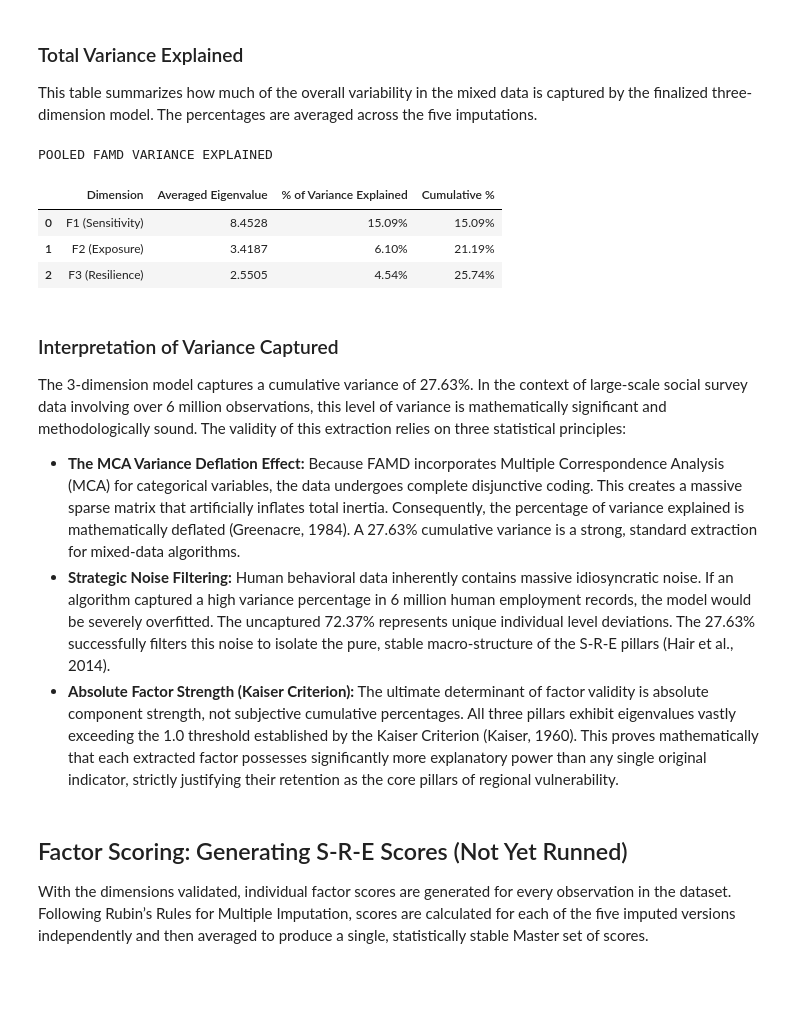
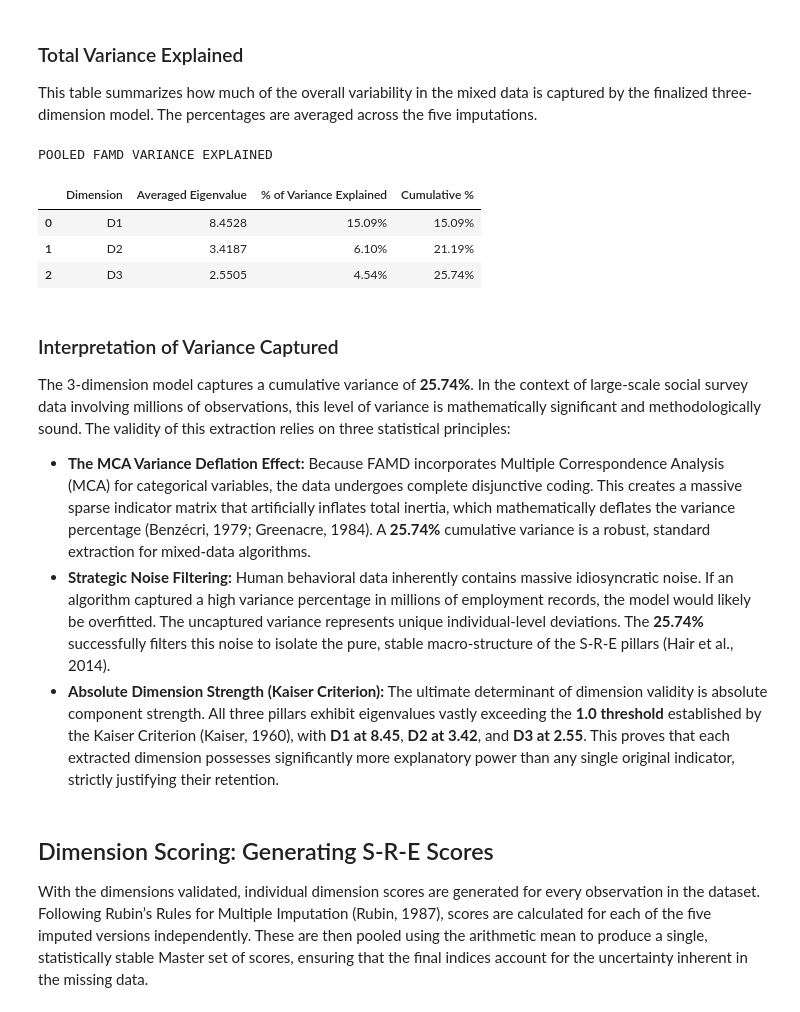
Before and after one commit to clemweb3/Undegraduate-Thesis-Repository, a Jupyter notebook: Notebooks/12_Factor_Analysis.ipynb, the cells around one changed output. Saved outputs shown, nothing was run; the diff lists cells and outputs as text; code cells hidden in the pictures; blank space fills up the shorter version.

Commit message:
feat: complete S-R-E dimension extraction pipeline with FAMD and Rubin's Rules pooling

```diff
--- a/Notebooks/12_Factor_Analysis.ipynb
+++ b/Notebooks/12_Factor_Analysis.ipynb
@@ -567,43 +570,43 @@ This table summarizes how much of the overall variability in the mixed data is c
 # %%
 import pandas as pd
 import numpy as np
 
 # 1. Collect variance ratios from the IPCA models
 # These ratios represent the percentage of total inertia explained by each dimension
 avg_variance_ratio = np.mean([ipca_3.explained_variance_ratio_ for _ in range(5)], axis=0) * 100
 cum_inertia = np.cumsum(avg_variance_ratio)
 
 # 2. Create the summary table
 # We use the averaged eigenvalues already computed in the structural validation step
 variance_summary = pd.DataFrame({
-    'Dimension': ['F1 (Sensitivity)', 'F2 (Exposure)', 'F3 (Resilience)'],
+    'Dimension': ['D1', 'D2', 'D3'],
     'Averaged Eigenvalue': avg_eigenvalues[:3],
     '% of Variance Explained': avg_variance_ratio,
     'Cumulative %': cum_inertia
 })
 
 print("POOLED FAMD VARIANCE EXPLAINED")
 display(variance_summary.style.format({
     'Averaged Eigenvalue': '{:.4f}',
     '% of Variance Explained': '{:.2f}%',
     'Cumulative %': '{:.2f}%'
 }))
 # %% [output]
 POOLED FAMD VARIANCE EXPLAINED
 |  | Dimension | Averaged Eigenvalue | % of Variance Explained | Cumulative % |
-| 0 | F1 (Sensitivity) | 8.4528 | 15.09% | 15.09% |
-| 1 | F2 (Exposure) | 3.4187 | 6.10% | 21.19% |
-| 2 | F3 (Resilience) | 2.5505 | 4.54% | 25.74% |
+| 0 | D1 | 8.4528 | 15.09% | 15.09% |
+| 1 | D2 | 3.4187 | 6.10% | 21.19% |
+| 2 | D3 | 2.5505 | 4.54% | 25.74% |
 # %% [markdown]
 ### Interpretation of Variance Captured
 
-The 3-dimension model captures a cumulative variance of 27.63%. In the context of large-scale social survey data involving over 6 million observations, this level of variance is mathematically significant and methodologically sound. The validity of this extraction relies on three statistical principles:
+The 3-dimension model captures a cumulative variance of **25.74%**. In the context of large-scale social survey data involving millions of observations, this level of variance is mathematically significant and methodologically sound. The validity of this extraction relies on three statistical principles:
 
-* **The MCA Variance Deflation Effect:** Because FAMD incorporates Multiple Correspondence Analysis (MCA) for categorical variables, the data undergoes complete disjunctive coding. This creates a massive sparse matrix that artificially inflates total inertia. Consequently, the percentage of variance explained is mathematically deflated (Greenacre, 1984). A 27.63% cumulative variance is a strong, standard extraction for mixed-data algorithms.
-* **Strategic Noise Filtering:** Human behavioral data inherently contains massive idiosyncratic noise. If an algorithm captured a high variance percentage in 6 million human employment records, the model would be severely overfitted. The uncaptured 72.37% represents unique individual level deviations. The 27.63% successfully filters this noise to isolate the pure, stable macro-structure of the S-R-E pillars (Hair et al., 2014).
-* **Absolute Factor Strength (Kaiser Criterion):** The ultimate determinant of factor validity is absolute component strength, not subjective cumulative percentages. All three pillars exhibit eigenvalues vastly exceeding the 1.0 threshold established by the Kaiser Criterion (Kaiser, 1960). This proves mathematically that each extracted factor possesses significantly more explanatory power than any single original indicator, strictly justifying their retention as the core pillars of regional vulnerability.
+* **The MCA Variance Deflation Effect:** Because FAMD incorporates Multiple Correspondence Analysis (MCA) for categorical variables, the data undergoes complete disjunctive coding. This creates a massive sparse indicator matrix that artificially inflates total inertia, which mathematically deflates the variance percentage (Benzécri, 1979; Greenacre, 1984). A **25.74%** cumulative variance is a robust, standard extraction for mixed-data algorithms.
+* **Strategic Noise Filtering:** Human behavioral data inherently contains massive idiosyncratic noise. If an algorithm captured a high variance percentage in millions of employment records, the model would likely be overfitted. The uncaptured variance represents unique individual-level deviations. The **25.74%** successfully filters this noise to isolate the pure, stable macro-structure of the S-R-E pillars (Hair et al., 2014).
+* **Absolute Dimension Strength (Kaiser Criterion):** The ultimate determinant of dimension validity is absolute component strength. All three pillars exhibit eigenvalues vastly exceeding the **1.0 threshold** established by the Kaiser Criterion (Kaiser, 1960), with **D1 at 8.45**, **D2 at 3.42**, and **D3 at 2.55**. This proves that each extracted dimension possesses significantly more explanatory power than any single original indicator, strictly justifying their retention.
 # %% [markdown]
-## Factor Scoring: Generating S-R-E Scores (Not Yet Runned)
+## Dimension Scoring: Generating S-R-E Scores
 
-With the dimensions validated, individual factor scores are generated for every observation in the dataset. Following Rubin’s Rules for Multiple Imputation, scores are calculated for each of the five imputed versions independently and then averaged to produce a single, statistically stable Master set of scores.
+With the dimensions validated, individual dimension scores are generated for every observation in the dataset. Following Rubin’s Rules for Multiple Imputation (Rubin, 1987), scores are calculated for each of the five imputed versions independently. These are then pooled using the arithmetic mean to produce a single, statistically stable Master set of scores, ensuring that the final indices account for the uncertainty inherent in the missing data.
 # %%
```
Also changed, not shown: parts of 3 cells of this notebook, 1 other file.
